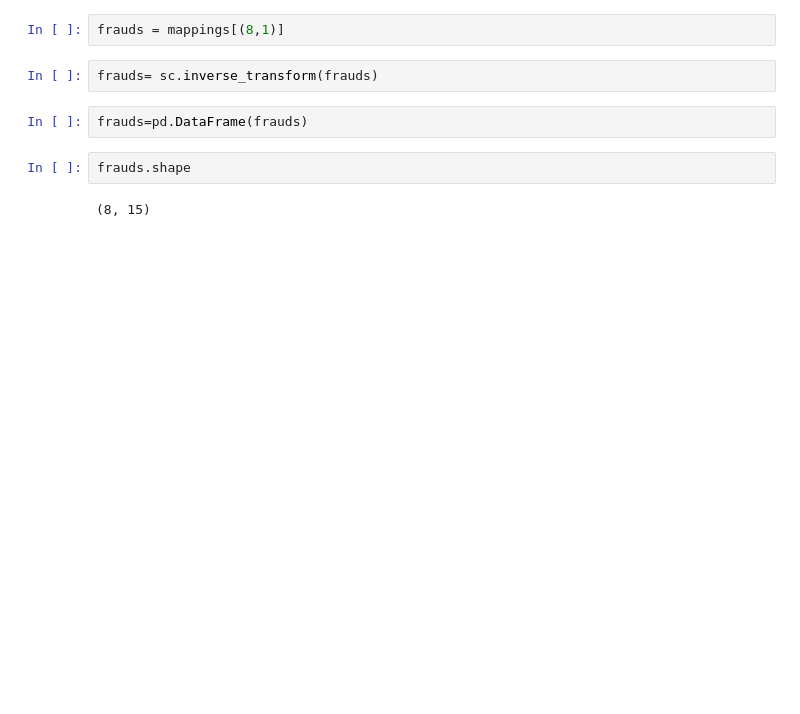
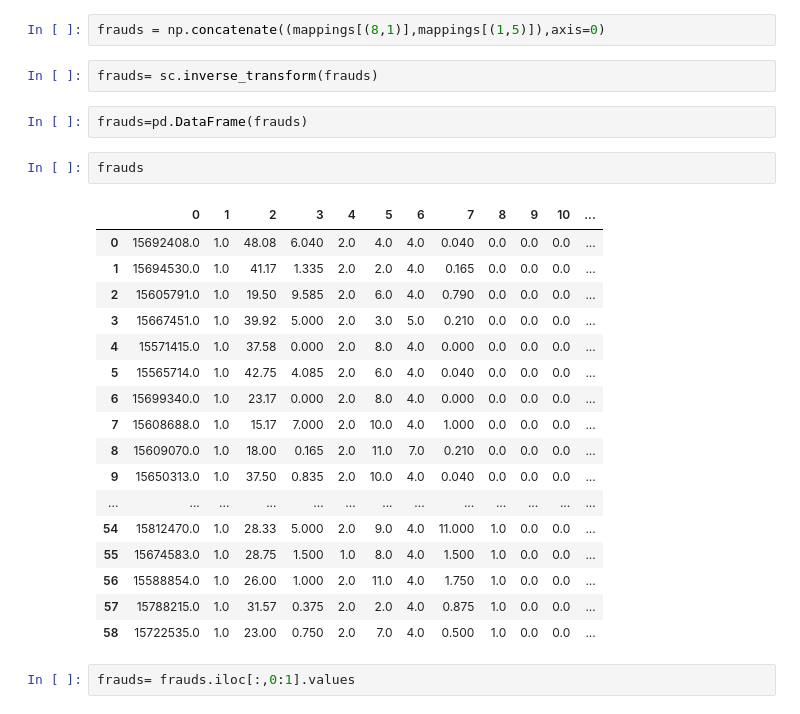
Before and after one commit to Raaghul32/TensorFlow, a Jupyter notebook: SOM.ipynb, the cells around one changed output. Cells and saved outputs as stored; diff of their text form; blank space fills up the shorter version.

```diff
--- a/SOM.ipynb
+++ b/SOM.ipynb
@@ -79,10 +103,28 @@ mappings= seli.win_map(data)
 # %%
-frauds = mappings[(8,1)]
+frauds = np.concatenate((mappings[(8,1)],mappings[(1,5)]),axis=0)
 # %%
 frauds= sc.inverse_transform(frauds)
 # %%
 frauds=pd.DataFrame(frauds)
 # %%
-frauds.shape
+frauds
 # %% [output]
-(8, 15)
+|  | 0 | 1 | 2 | 3 | 4 | 5 | 6 | 7 | 8 | 9 | 10 | ... |
+| 0 | 15692408.0 | 1.0 | 48.08 | 6.040 | 2.0 | 4.0 | 4.0 | 0.040 | 0.0 | 0.0 | 0.0 | ... |
+| 1 | 15694530.0 | 1.0 | 41.17 | 1.335 | 2.0 | 2.0 | 4.0 | 0.165 | 0.0 | 0.0 | 0.0 | ... |
+| 2 | 15605791.0 | 1.0 | 19.50 | 9.585 | 2.0 | 6.0 | 4.0 | 0.790 | 0.0 | 0.0 | 0.0 | ... |
+| 3 | 15667451.0 | 1.0 | 39.92 | 5.000 | 2.0 | 3.0 | 5.0 | 0.210 | 0.0 | 0.0 | 0.0 | ... |
+| 4 | 15571415.0 | 1.0 | 37.58 | 0.000 | 2.0 | 8.0 | 4.0 | 0.000 | 0.0 | 0.0 | 0.0 | ... |
+| 5 | 15565714.0 | 1.0 | 42.75 | 4.085 | 2.0 | 6.0 | 4.0 | 0.040 | 0.0 | 0.0 | 0.0 | ... |
+| 6 | 15699340.0 | 1.0 | 23.17 | 0.000 | 2.0 | 8.0 | 4.0 | 0.000 | 0.0 | 0.0 | 0.0 | ... |
+| 7 | 15608688.0 | 1.0 | 15.17 | 7.000 | 2.0 | 10.0 | 4.0 | 1.000 | 0.0 | 0.0 | 0.0 | ... |
+| 8 | 15609070.0 | 1.0 | 18.00 | 0.165 | 2.0 | 11.0 | 7.0 | 0.210 | 0.0 | 0.0 | 0.0 | ... |
+| 9 | 15650313.0 | 1.0 | 37.50 | 0.835 | 2.0 | 10.0 | 4.0 | 0.040 | 0.0 | 0.0 | 0.0 | ... |
+| ... | ... | ... | ... | ... | ... | ... | ... | ... | ... | ... | ... | ... |
+| 54 | 15812470.0 | 1.0 | 28.33 | 5.000 | 2.0 | 9.0 | 4.0 | 11.000 | 1.0 | 0.0 | 0.0 | ... |
+| 55 | 15674583.0 | 1.0 | 28.75 | 1.500 | 1.0 | 8.0 | 4.0 | 1.500 | 1.0 | 0.0 | 0.0 | ... |
+| 56 | 15588854.0 | 1.0 | 26.00 | 1.000 | 2.0 | 11.0 | 4.0 | 1.750 | 1.0 | 0.0 | 0.0 | ... |
+| 57 | 15788215.0 | 1.0 | 31.57 | 0.375 | 2.0 | 2.0 | 4.0 | 0.875 | 1.0 | 0.0 | 0.0 | ... |
+| 58 | 15722535.0 | 1.0 | 23.00 | 0.750 | 2.0 | 7.0 | 4.0 | 0.500 | 1.0 | 0.0 | 0.0 | ... |
+# %%
+frauds= frauds.iloc[:,0:1].values
```
Also changed, not shown: parts of 27 cells of this notebook.
